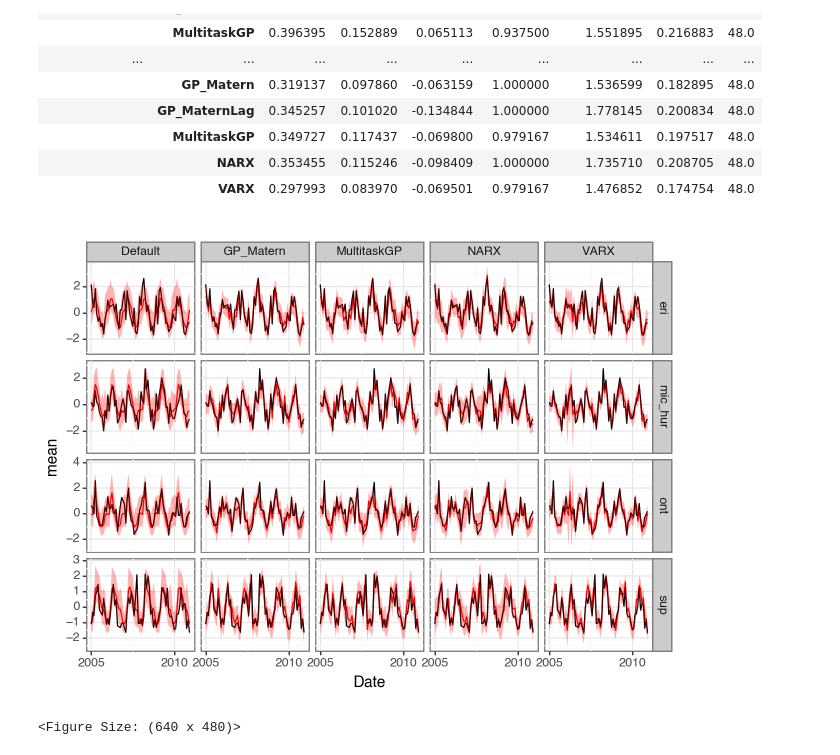
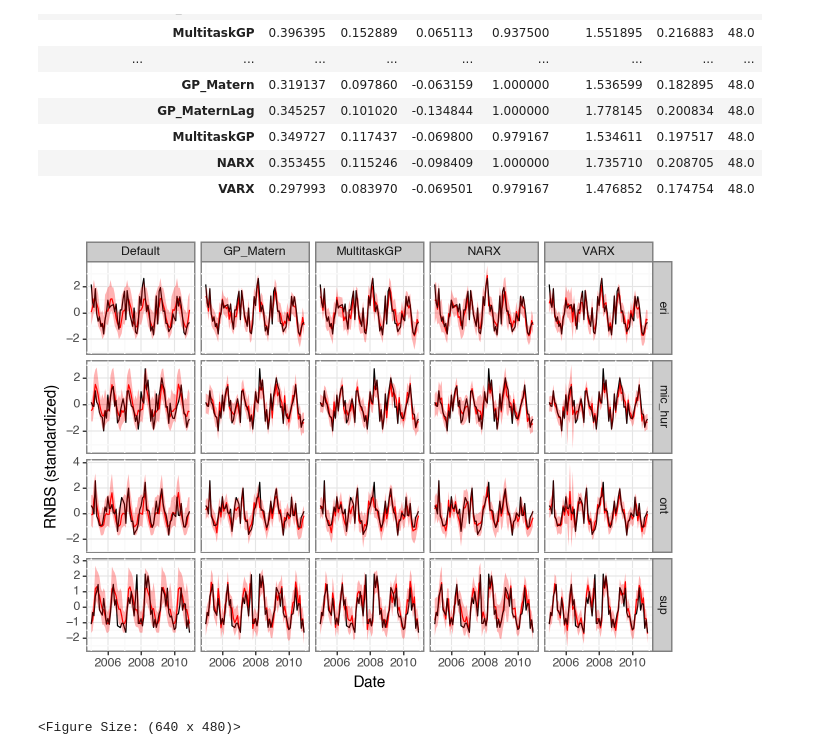
Before and after one commit to great-lakes-ai-lab/NBS-Predictor-MVP, a Jupyter notebook: notebooks/exploratory/1_MTM_model_comparison.ipynb, the cells around one changed output. Drawn from its saved outputs; the diff is of its cells as text; code cells hidden in the pictures.

Commit message:
update theme

```diff
--- a/notebooks/exploratory/1_MTM_model_comparison.ipynb
+++ b/notebooks/exploratory/1_MTM_model_comparison.ipynb
@@ -362,25 +365,26 @@ cv_results.groupby(["months_ahead", "model"]).apply(summarize, include_groups=Fa
 # %%
 import warnings
 
 warnings.filterwarnings("ignore")
 
 plot_data = cv_results.reset_index()
 plot_data = plot_data[plot_data["model"].isin(["Default", "GP_Matern", "MultitaskGP", "NARX", "VARX"])]
 (
         ggplot(data=plot_data.reset_index(), mapping=aes(x="Date", y="mean"))
         + geom_line(color="red")
         + geom_line(mapping=aes(x="Date", y="true"), color="black")
         + facet_grid("lake~model", scales="free_y")
         + scale_x_datetime(
     limits=[plot_data.Date.min(), plot_data.Date.max()],
-    labels=date_format(fmt="%Y"), breaks=date_breaks("5 year"))
+    labels=date_format(fmt="%Y"), breaks=date_breaks("2 year"))
         + geom_ribbon(
     mapping=aes(x="Date", ymin="lower", ymax="upper"), fill="red", alpha=0.3,
-)
+) + ylab("RNBS (standardized)")
+        + theme(text=element_text(size=12))
         + theme_bw()
 )
 # %% [output]
-[figure, old version]
+[figure, new version]
 <Figure Size: (640 x 480)>
 # %%
 model = varx_models["VARX"].steps[-1][1]
```
Also changed, not shown: parts of 1 cell of this notebook.
